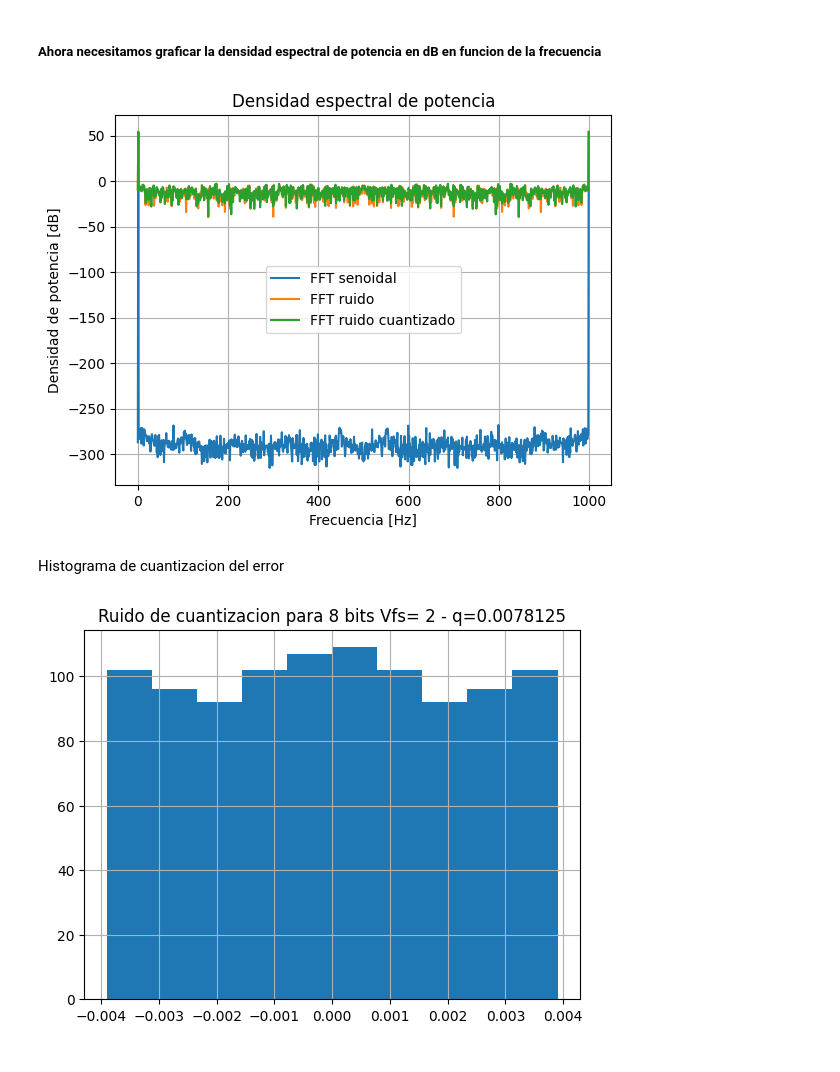
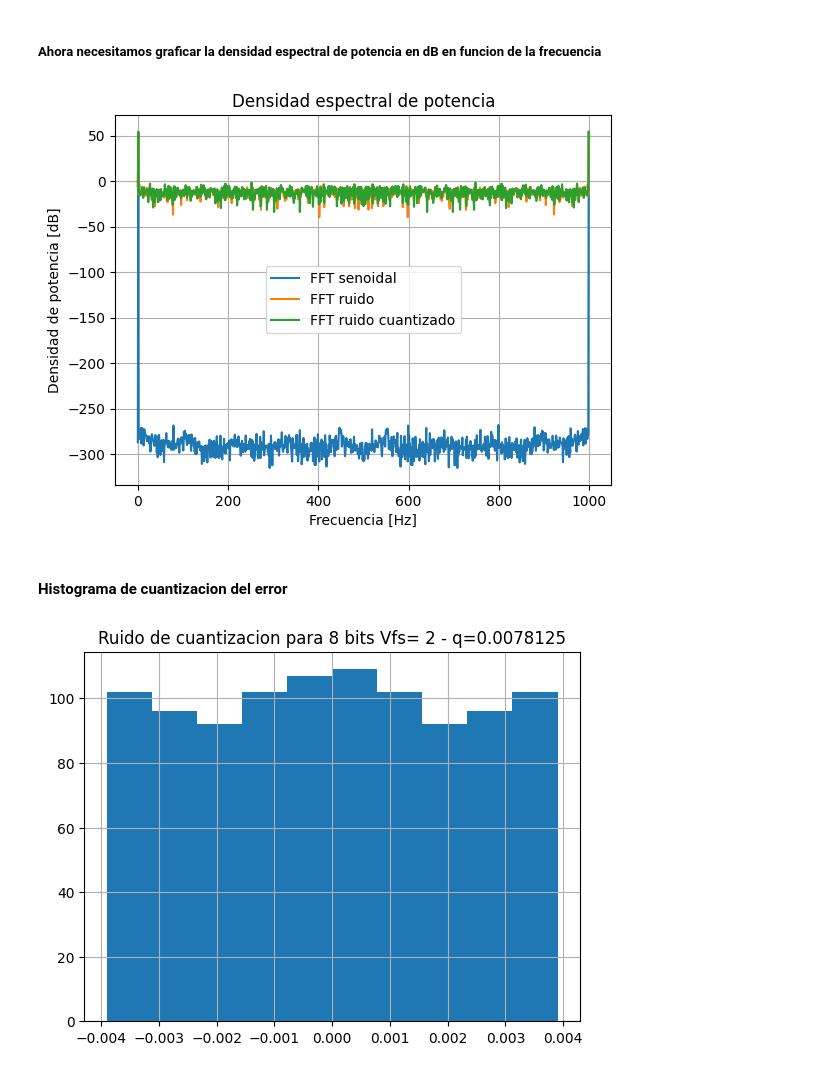
Before and after one commit to mariano1602/APS_2026, a Jupyter notebook: TS2_Mariano_gonzalez.ipynb, the cells around one changed output. Saved outputs shown, nothing was run; the diff lists cells and outputs as text; code cells hidden in the pictures.

```diff
--- a/TS2_Mariano_gonzalez.ipynb
+++ b/TS2_Mariano_gonzalez.ipynb
@@ -163,7 +161,7 @@ b=8 # b-bits
 vfs=2 #volts - full scale
 qq=(vfs)/(2**b) # paso de cuantizacion
 pq= (qq**2)/12 # potencia señal
-kn=16 #secuencia
+kn=10 #secuencia
 pn=kn*pq
 # %%
 #%%Generador de ruido
@@ -211,42 +209,39 @@ En el segundo grafico con zoom aun se aprecia el ruido. Aumentando la escala de
 # %%
 # %% FFTs
 
 # FFT de senoidal limpia
 XX=fft(xx)
 XXabs=np.abs(XX)
-XXang=np.angle(XX)
-XXabs_2=XXabs**2 # densidad espectral
+XXabs_2=(XXabs**2)/nn # densidad espectral
 
 #FFT de senoidal + ruido
 SR=fft(sr)
 SRabs=np.abs(SR)
-SRang=np.angle(SR)
-SRabs_2=SRabs**2  # densidad espectral
+SRabs_2=(SRabs**2)/nn  # densidad espectral
 
 #FTT de senoidal + ruido cuantizada
 XXQ=fft(xxq)
 XXQabs=np.abs(XXQ)
-XXQang=np.angle(XXQ)
-XXQabs_2=XXQabs**2  # densidad espectral
+XXQabs_2=(XXQabs**2)/nn  # densidad espectral
 
 FX= np.arange(nn)*df #defino el eje X en Hertz
 
 plt.figure(3)
 plt.clf()
 plt.plot(FX,np.log10(XXabs_2)*10, label="FFT senoidal")
 plt.plot(FX,np.log10(SRabs_2)*10, label="FFT ruido")
 plt.plot(FX,np.log10(XXQabs_2)*10, label="FFT ruido cuantizado")
 plt.plot()
 plt.grid()
 plt.title("Densidad espectral de potencia")
 plt.ylabel('Densidad de potencia [dB]')
 plt.xlabel('Frecuencia [Hz]')
 plt.legend()
 plt.show()
 # %% [output]
-[figure, old version]
+[figure, new version]
 # %% [markdown]
-Histograma de cuantizacion del error
+#### Histograma de cuantizacion del error
 # %%
 # %% ruido cuantizado
 
```
Also changed, not shown: parts of 11 cells of this notebook, 1 other file.
